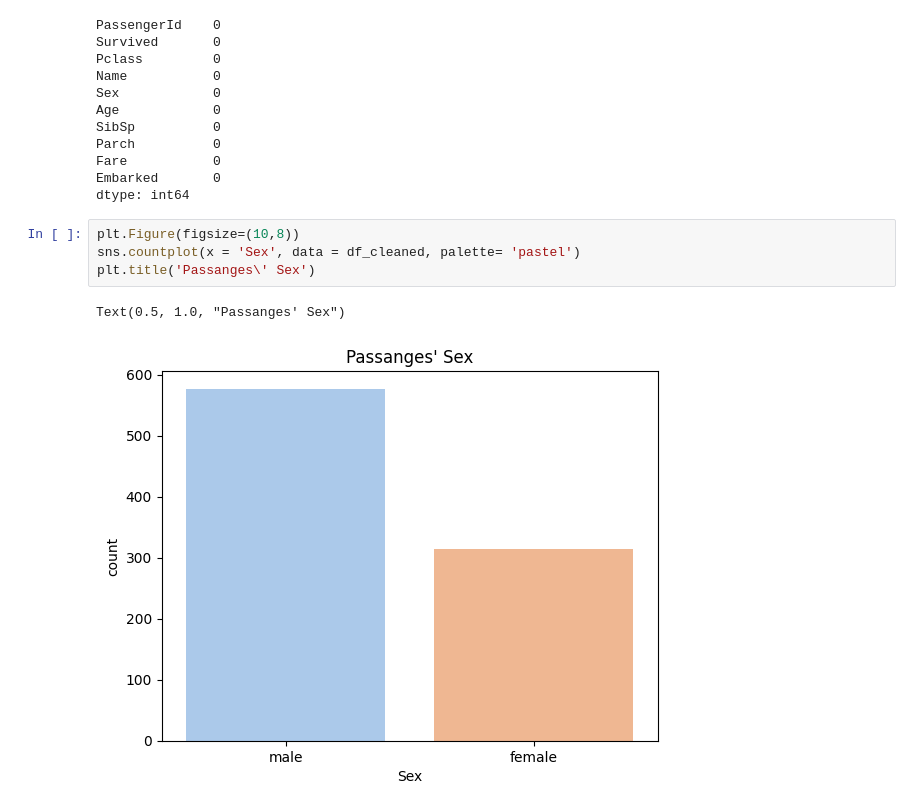
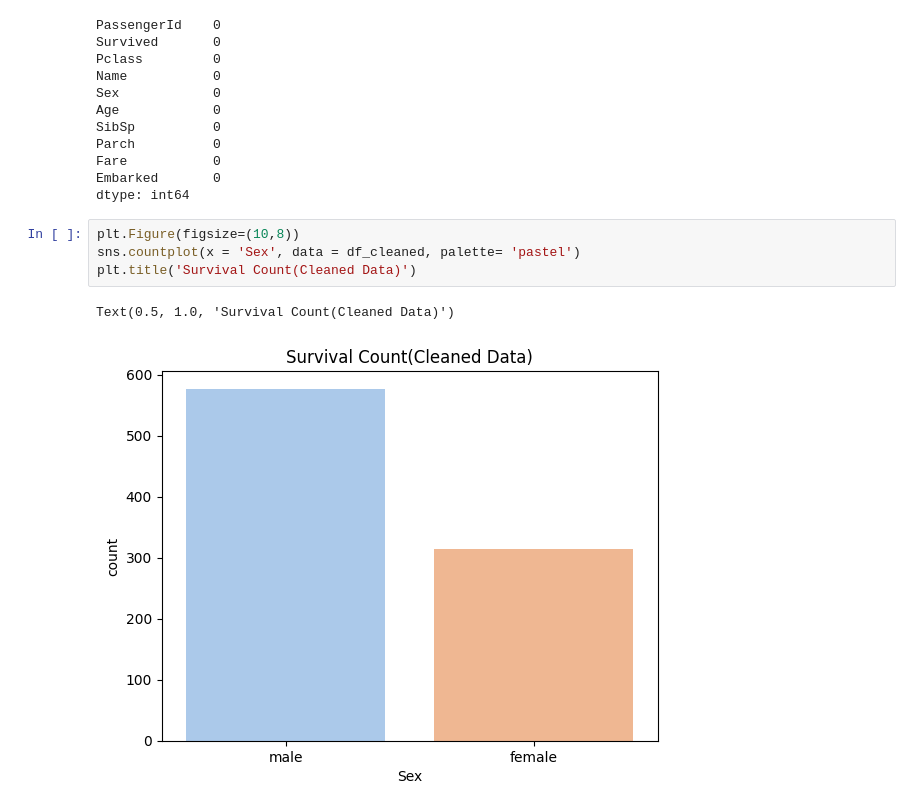
Before and after one commit to lucy-kevin/Titanic-Analysis, a Jupyter notebook: main.ipynb, the cells around one changed output. Saved outputs shown, nothing was run; the diff lists cells and outputs as text.

```diff
--- a/main.ipynb
+++ b/main.ipynb
@@ -341,10 +341,10 @@ dtype: int64
 # %%
 plt.Figure(figsize=(10,8))
 sns.countplot(x = 'Sex', data = df_cleaned, palette= 'pastel')
-plt.title('Passanges\' Sex')
+plt.title('Survival Count(Cleaned Data)')
 # %% [output]
-Text(0.5, 1.0, "Passanges' Sex")
+Text(0.5, 1.0, 'Survival Count(Cleaned Data)')
-[figure, old version]
+[figure, new version]
 # %%
 plt.Figure(figsize= (10,8))
 sns.histplot(df_cleaned['Age'],kde = True, bins=30, color='green')
```
Also changed, not shown: parts of 3 cells of this notebook.
